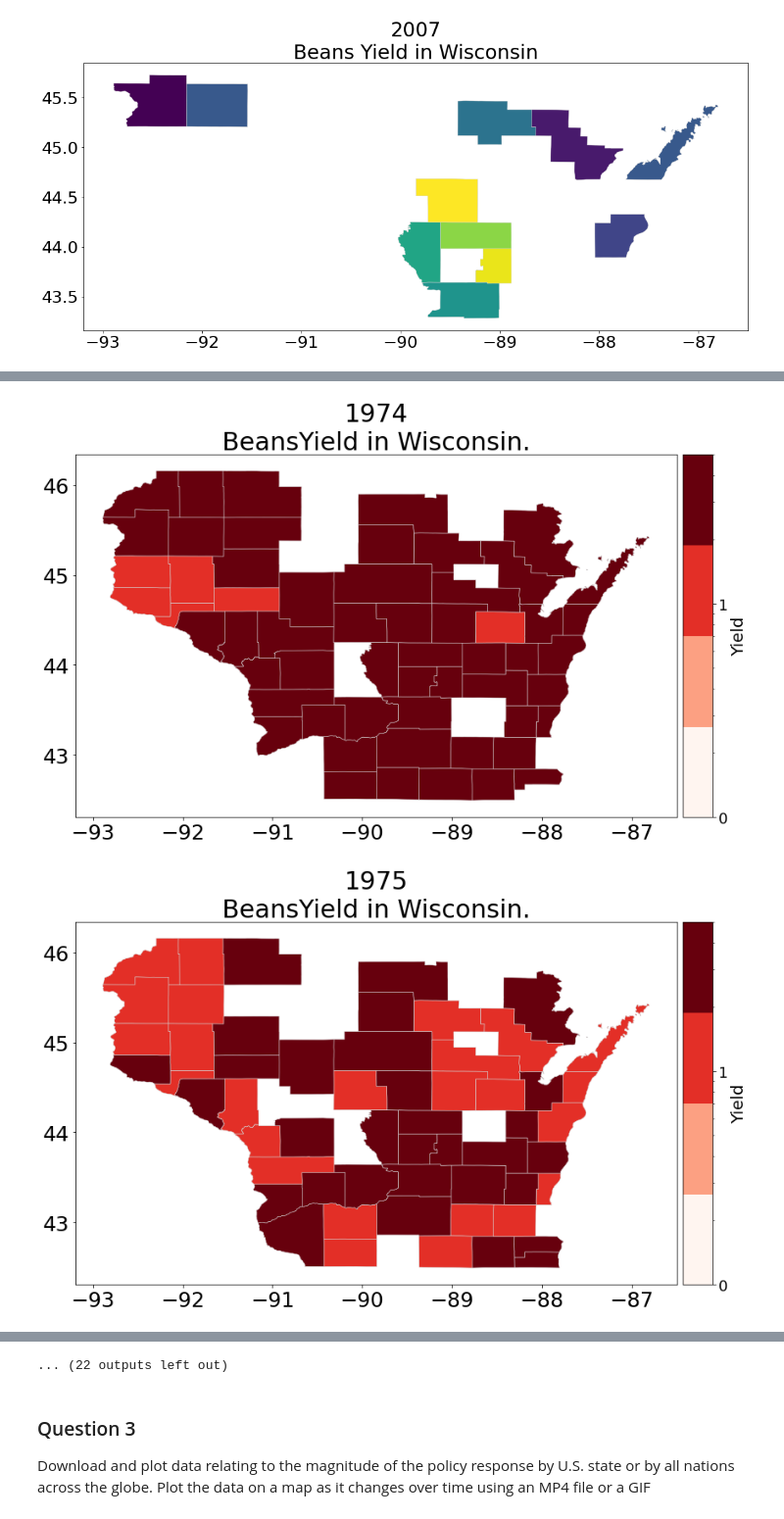
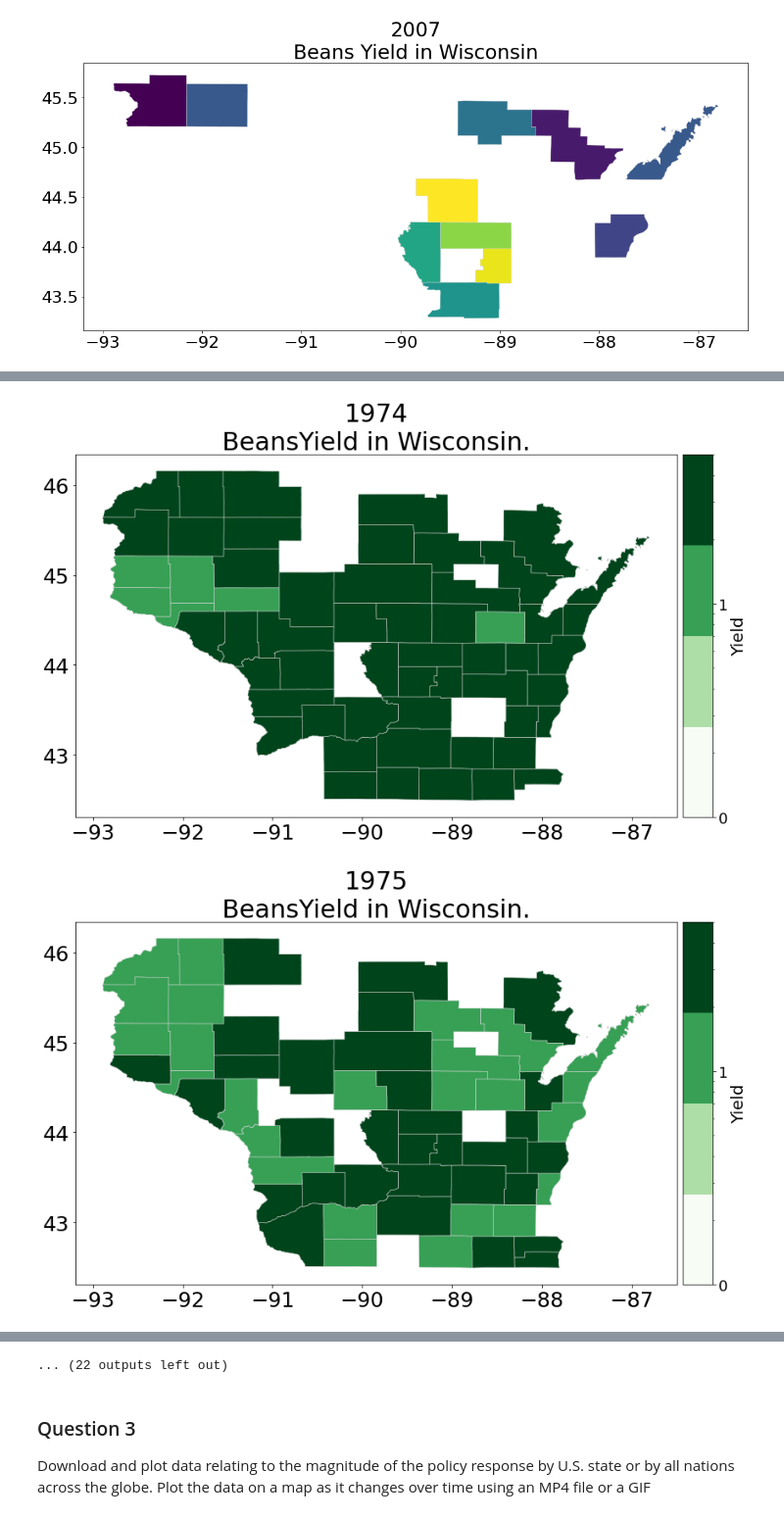
Before and after one commit to tyx1020/Homework-Projects, a Jupyter notebook: Homework 6/Homework 6 - Amanda Tian.ipynb, the cells around one changed output, grey strips where cells are left out. Shown at 98% size. Cells and saved outputs as stored; diff of their text form; code cells hidden in the pictures.

```diff
--- a/Homework 6/Homework 6 - Amanda Tian.ipynb
+++ b/Homework 6/Homework 6 - Amanda Tian.ipynb
@@ -457,7 +457,7 @@ plt.xticks(fontsize = 25)
 plt.yticks(fontsize = 25)
 key = "Yield"
 # change colors, divide into n distinct colors
-cmap = cm.get_cmap('YlGnBu', 10)
+cmap = cm.get_cmap('Greens', 10)
 vmin = 0.1
 vmax = df[key].max()
 
@@ -507,33 +507,33 @@ for date in dates:
     df = fc_data[ fc_data.index.get_level_values("date")==date].replace(0,1)
     # set range of colorbar
     vmin = 0
     vmax = df[key].max()
     # choose colormap
-    cmap = cm.get_cmap('Reds', 4)
+    cmap = cm.get_cmap('Greens', 4)
     sm = cm.ScalarMappable(cmap=cmap, norm=norm)
     sm._A = []
     # prepare space for colorbar
     divider = make_axes_locatable(ax)
     size = "5%"
     cax = divider.append_axes("right", size = size, pad = 0.1)
     # add colorbar to figure
     cbar = fig.colorbar(sm, cax=cax, cmap = cmap)
     cbar.ax.tick_params(labelsize=18)
     vals = list(cbar.ax.get_yticks())
     vals.append(vmax)
 
     # format colorbar values as int
     cbar.ax.set_yticklabels([int(x) for x in vals])
     cbar.ax.set_ylabel(key, fontsize = 20)
 
 
     df.plot(ax=ax, cax = cax, column=key, vmin=vmin ,vmax = vmax,
                  cmap = cmap, legend=False, linewidth=.5, edgecolor='lightgrey',
                  norm = norm)
     ax.set_title(str(date)[:10] + "\n" + "BeansYield in Wisconsin.", fontsize = 30)
 
     plt.show()
     plt.close()
 # %% [output]
-[figure, old version]
+[figure, new version]
-[figure, old version]
+[figure, new version]
```
Also changed, not shown: parts of 2 cells of this notebook.
